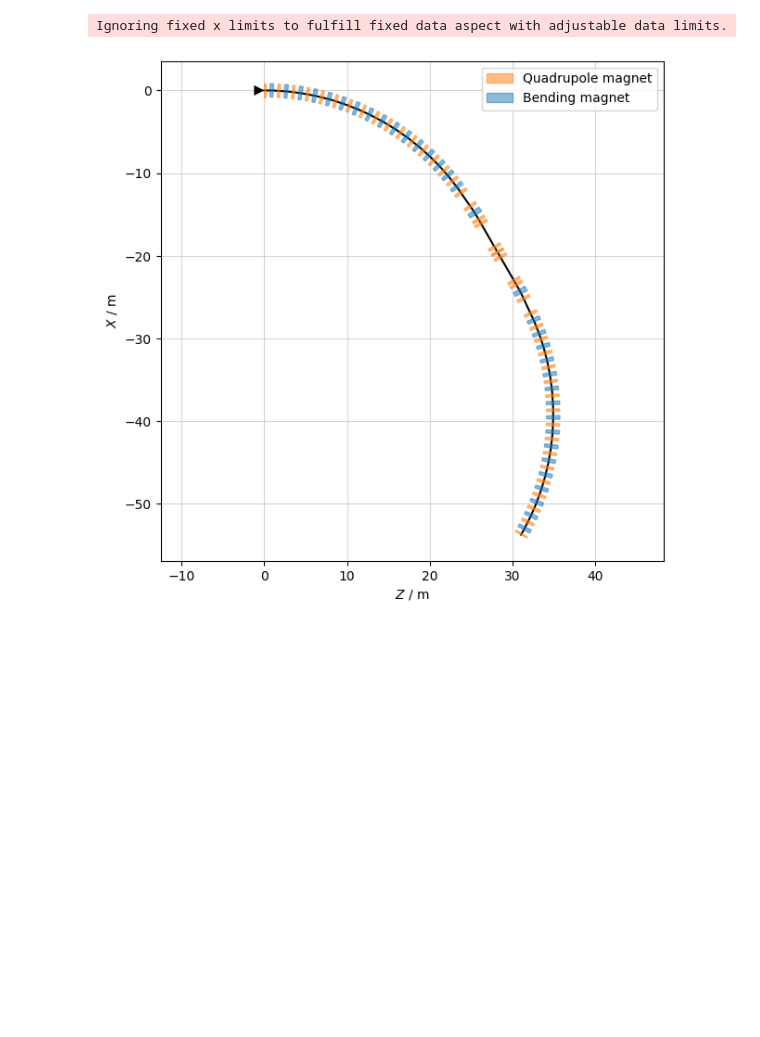
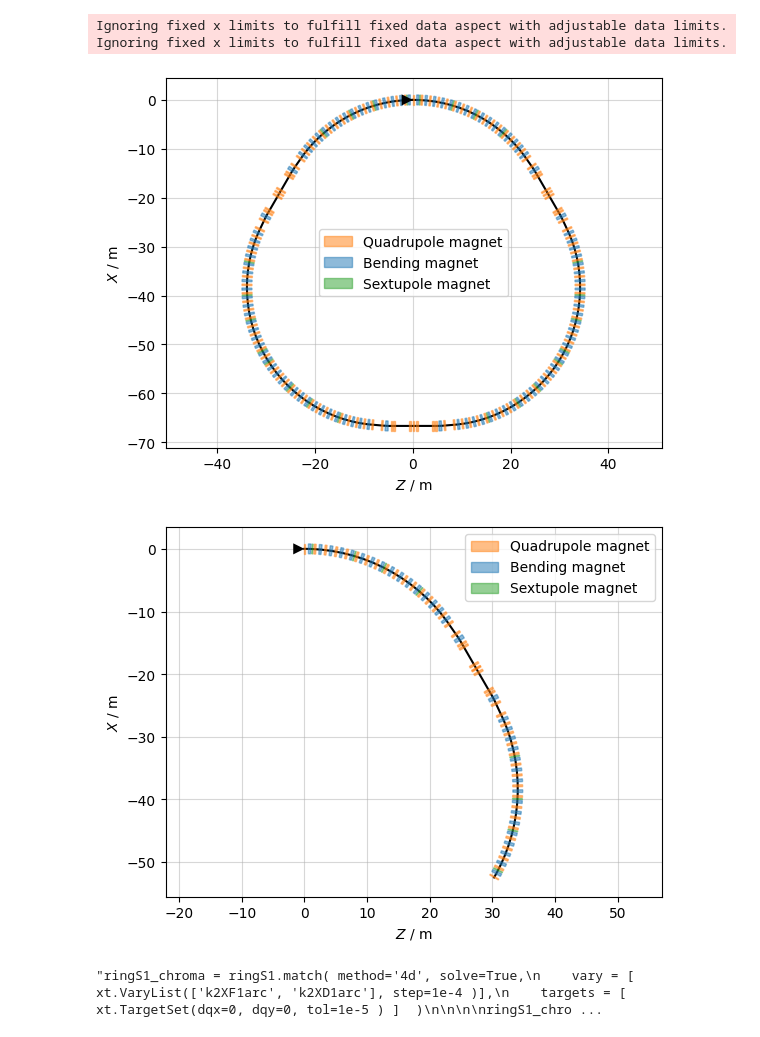
Before and after one commit to Maddie-jpg/polarizer-ring-studies, a Jupyter notebook: Essentials/design_3/lattice_building_3.ipynb, the cells around one changed output. Saved outputs shown, nothing was run; the diff lists cells and outputs as text; code cells hidden in the pictures; blank space fills up the shorter version.

```diff
--- a/Essentials/design_3/lattice_building_3.ipynb
+++ b/Essentials/design_3/lattice_building_3.ipynb
@@ -285,10 +253,0 @@ Optimize - end penalty:  4.58951e-09
-# %%
-# One period from center of arc to center of arc
-plt.rcParams['figure.figsize'] = [7,7]
-period = makesextant( 'PR', 'symm') + ( -makesextant( 'PL', 'symm') )
-period.survey().plot()
-period_sliced = period.select()
-period_sliced.cut_at_s( np.linspace(.05, period.get_length()-.05, int(period.get_length()/.05-.5)) )
-# %% [output]
-Ignoring fixed x limits to fulfill fixed data aspect with adjustable data limits.
-[figure, removed]
@@ -306,3 +254,54 @@ ring.configure_bend_model(edge='full')
+# %%
+pdr.vars( { 'k2XF1arc': 0.00, 'k2XD1arc': 0.00, } )  # Sextupoles - two families defined here
+pdr.new('XF1arc',  xt.Sextupole, length='l_sext',    k2='k2XF1arc' )
+pdr.new('XD1arc',  xt.Sextupole, length='l_sext',    k2='k2XD1arc' )
+
+ringS1 = ring.select()   # should make a copy?
+for elem in ([ [el, '-'] for el in ['1R1', '1R3', '2R1', '2R3', '3R1', '3R3'] ] +
+             [ [el, '+'] for el in ['1L1', '1L3', '2L1', '2L3', '3L1', '3L3'] ]):
+  ringS1.insert( pdr.new('XD1arc_'+elem[0], 'XD1arc'),
+                at=elem[1] + '(l_drift+l_quad)/2', from_='QDA_' + elem[0] )
+
+
+
+for elem in ([ [el, '-'] for el in ['1R3', '1R5', '2R3', '2R5', '3R3', '3R5'] ] +
+             [ [el, '+'] for el in ['1L3', '1L5', '2L3', '2L5', '3L3', '3L5'] ]):
+
+  ringS1.insert( pdr.new('XF1arc_'+elem[0], 'XF1arc'),
+                at=elem[1] + '(l_drift+l_quad)/2', from_='QFA_' + elem[0] )
+
+ringS1.survey().plot()
+
+periodS1 = period.select()
+for elem in [ ['PR1', '-'], ['PR3', '-'], ['PL1', '+'], ['PL3', '+'] ]:
+  periodS1.insert( pdr.new('XD1arc_'+elem[0], 'XD1arc'),
+                at=elem[1] + '(l_drift+l_quad)/2', from_='QDA_' + elem[0] )
+
+for elem in [ ['PR3', '-'], ['PR5', '-'], ['PL3', '+'], ['PL5', '+'] ]:
+  periodS1.insert( pdr.new('XF1arc_'+elem[0], 'XF1arc'),
+                at=elem[1] + '(l_drift+l_quad)/2', from_='QFA_' + elem[0] )
+
+periodS1.survey().plot()
+
+#  Just generate some output
+
+periodS1_sliced = periodS1.select()
+periodS1_sliced.cut_at_s( np.linspace(.05, period.get_length()-.05, int(period.get_length()/.05-.5)) )
+# %% [output]
+Ignoring fixed x limits to fulfill fixed data aspect with adjustable data limits.
+Ignoring fixed x limits to fulfill fixed data aspect with adjustable data limits.
+[figure, added]
+[figure, added]
+# %%
+'''ringS1_chroma = ringS1.match( method='4d', solve=True,
+    vary = [ xt.VaryList(['k2XF1arc', 'k2XD1arc'], step=1e-4 )],
+    targets = [ xt.TargetSet(dqx=0, dqy=0, tol=1e-5 ) ]  )
+
+
+
+ringS1_chroma.run_jacobian(10)'''
+# %% [output]
+"ringS1_chroma = ringS1.match( method='4d', solve=True,\n    vary = [ xt.VaryList(['k2XF1arc', 'k2XD1arc'], step=1e-4 )],\n    targets = [ xt.TargetSet(dqx=0, dqy=0, tol=1e-5 ) ]  )\n\n\n\nringS1_chro ...
 # %%
 def ChromCorrect(ksf, ksd, MakePlot=False):
 
```
Also changed, not shown: parts of 12 cells of this notebook, 40 other files.
